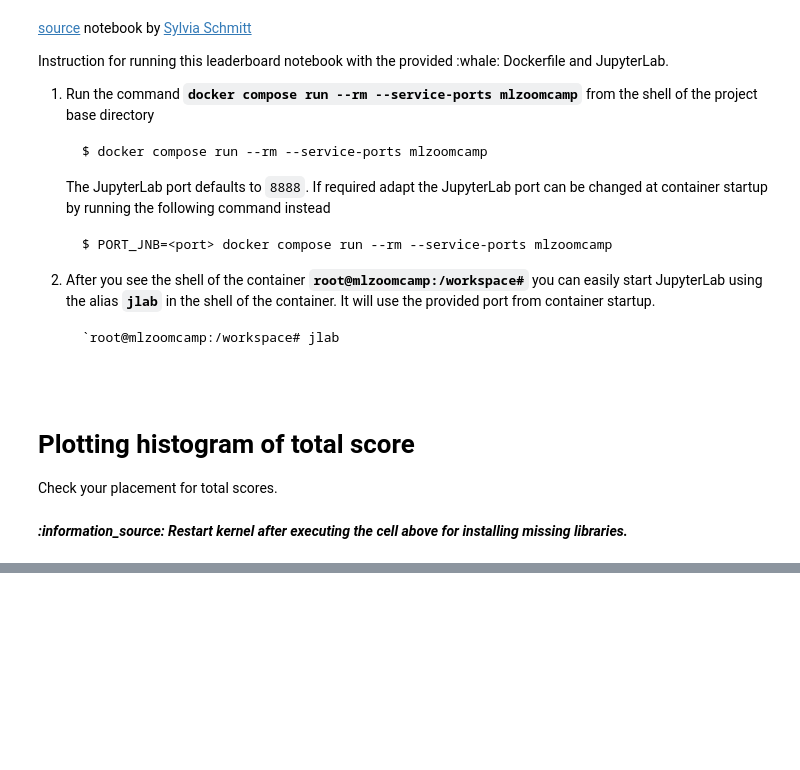
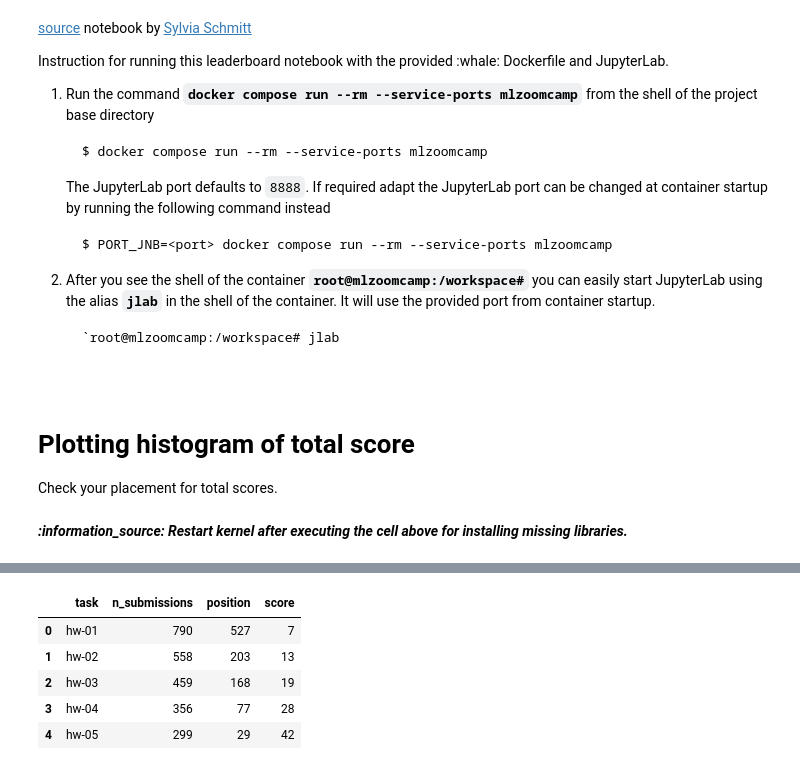
Before and after one commit to ellacharmed/machine-learning-zoomcamp, a Jupyter notebook: leaderboard_visualization.ipynb, the cells around one changed output, grey strips where cells are left out. Saved outputs shown, nothing was run; the diff lists cells and outputs as text; code cells hidden in the pictures; blank space fills up the shorter version.

```diff
--- a/leaderboard_visualization.ipynb
+++ b/leaderboard_visualization.ipynb
@@ -149,0 +244,9 @@ position_by_tasks = {
+# %%
+my_scores
+# %% [output]
+|  | task | n_submissions | position | score |
+| 0 | hw-01 | 790 | 527 | 7 |
+| 1 | hw-02 | 558 | 203 | 13 |
+| 2 | hw-03 | 459 | 168 | 19 |
+| 3 | hw-04 | 356 | 77 | 28 |
+| 4 | hw-05 | 299 | 29 | 42 |
```
Also changed, not shown: parts of 13 cells of this notebook, 5 other files.
